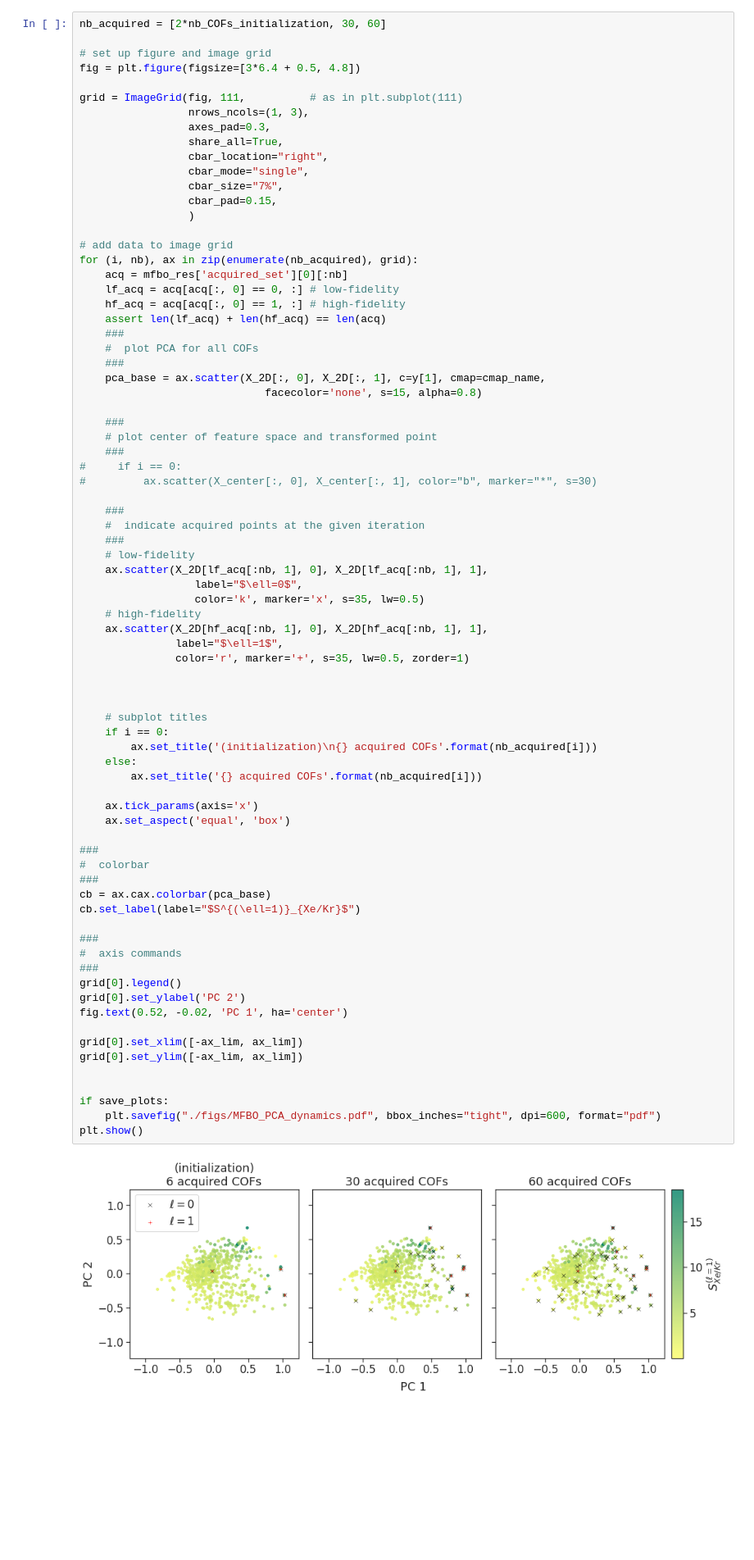
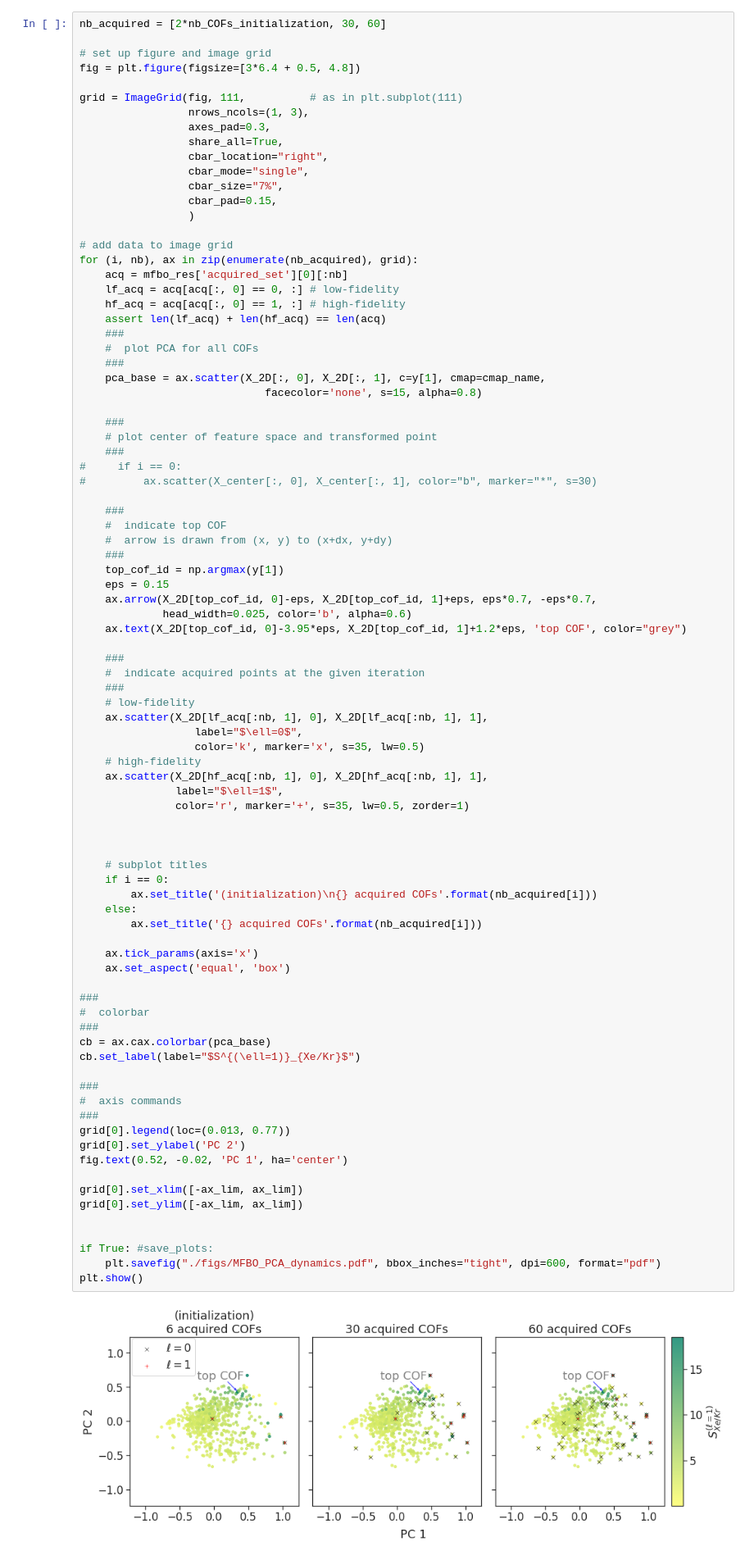
Before and after one commit to SimonEnsemble/multi-fidelity-BO-of-COFs-for-Xe-Kr-seps, a Jupyter notebook: viz.ipynb, the cells around one changed output. Shown: that part at 82% size. Drawn from its saved outputs; the diff is of its cells as text; blank space fills up the shorter version.

Commit message:
added arow and text to indicate top COF on PCA plot.

```diff
--- a/viz.ipynb
+++ b/viz.ipynb
@@ -393,6 +393,16 @@ for (i, nb), ax in zip(enumerate(nb_acquired), grid):
 #         ax.scatter(X_center[:, 0], X_center[:, 1], color="b", marker="*", s=30)
 
     ###
+    #  indicate top COF
+    #  arrow is drawn from (x, y) to (x+dx, y+dy)
+    ###
+    top_cof_id = np.argmax(y[1])
+    eps = 0.15
+    ax.arrow(X_2D[top_cof_id, 0]-eps, X_2D[top_cof_id, 1]+eps, eps*0.7, -eps*0.7,
+             head_width=0.025, color='b', alpha=0.6)
+    ax.text(X_2D[top_cof_id, 0]-3.95*eps, X_2D[top_cof_id, 1]+1.2*eps, 'top COF', color="grey")
+
+    ###
     #  indicate acquired points at the given iteration
     ###
     # low-fidelity
@@ -407,33 +417,33 @@ for (i, nb), ax in zip(enumerate(nb_acquired), grid):
 
 
     # subplot titles
     if i == 0:
         ax.set_title('(initialization)\n{} acquired COFs'.format(nb_acquired[i]))
     else:
         ax.set_title('{} acquired COFs'.format(nb_acquired[i]))
 
     ax.tick_params(axis='x')
     ax.set_aspect('equal', 'box')
 
 ###
 #  colorbar
 ###
 cb = ax.cax.colorbar(pca_base)
 cb.set_label(label="$S^{(\ell=1)}_{Xe/Kr}$")
 
 ###
 #  axis commands
 ###
-grid[0].legend()
+grid[0].legend(loc=(0.013, 0.77))
 grid[0].set_ylabel('PC 2')
 fig.text(0.52, -0.02, 'PC 1', ha='center')
 
 grid[0].set_xlim([-ax_lim, ax_lim])
 grid[0].set_ylim([-ax_lim, ax_lim])
 
 
-if save_plots:
+if True: #save_plots:
     plt.savefig("./figs/MFBO_PCA_dynamics.pdf", bbox_inches="tight", dpi=600, format="pdf")
 plt.show()
 # %% [output]
-[figure, old version]
+[figure, new version]
```
Also changed, not shown: parts of 3 cells of this notebook.
